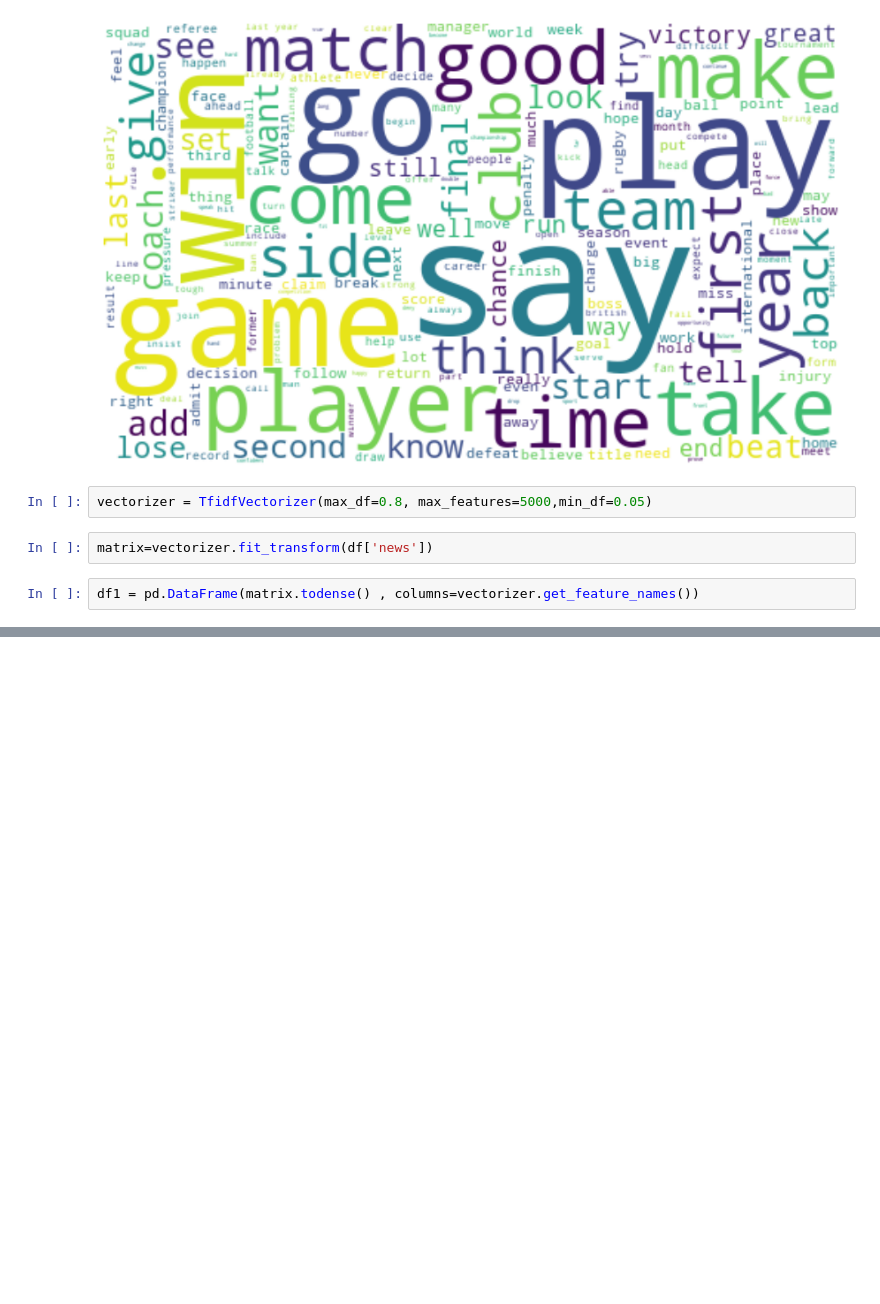
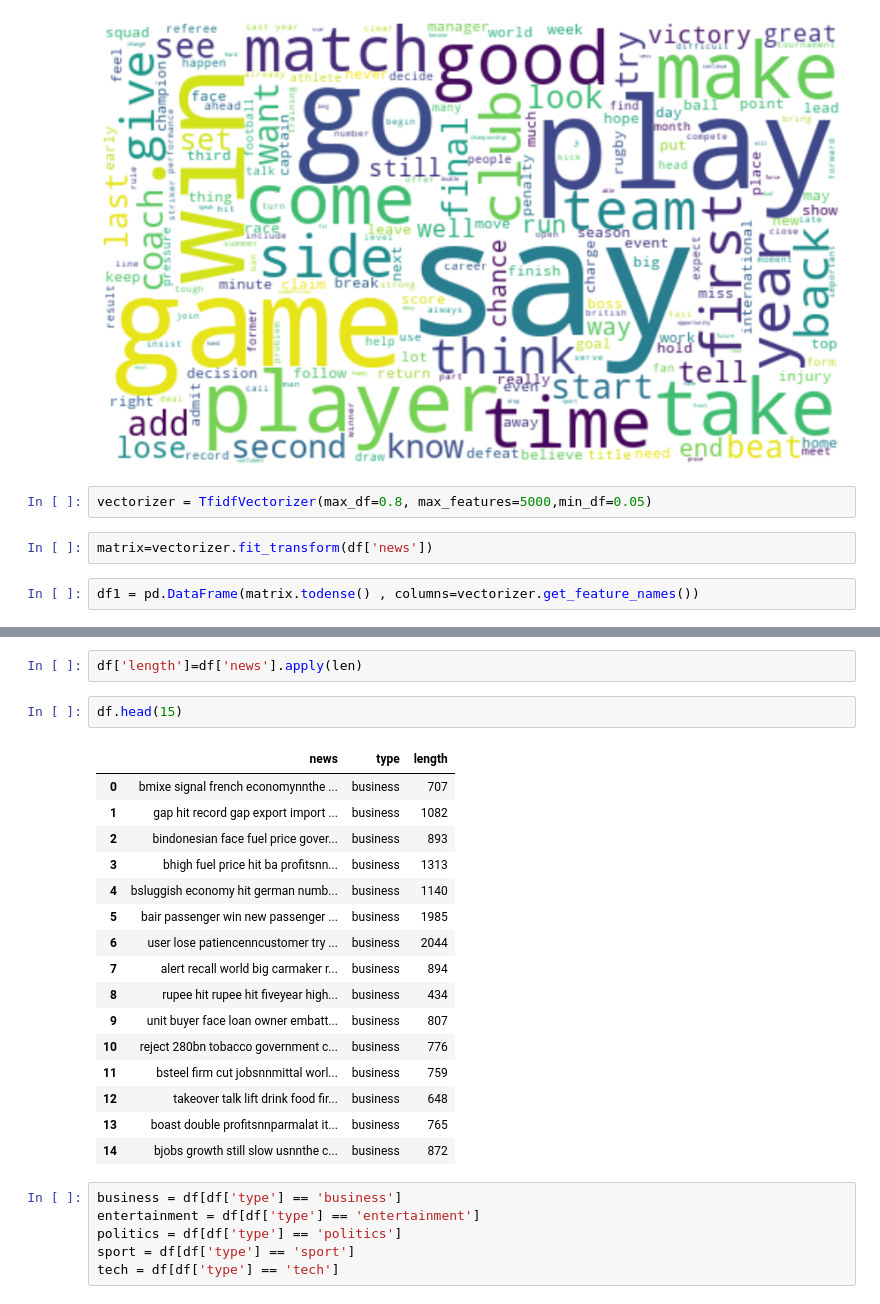
Before and after one commit to chinu1997/Capstone-4-Team-3-, a Jupyter notebook: Chinmaya_Devprasad_of_Topic_Modeling_on_News_Articles_Capstone_Project.ipynb, the cells around one changed output, grey strips where cells are left out. Cells and saved outputs as stored; diff of their text form; blank space fills up the shorter version.

```diff
--- a/Chinmaya_Devprasad_of_Topic_Modeling_on_News_Articles_Capstone_Project.ipynb
+++ b/Chinmaya_Devprasad_of_Topic_Modeling_on_News_Articles_Capstone_Project.ipynb
@@ -178,0 +241,27 @@ df1.head()
+# %%
+df['length']=df['news'].apply(len)
+# %%
+df.head(15)
+# %% [output]
+|  | news | type | length |
+| 0 | bmixe signal french economynnthe ... | business | 707 |
+| 1 | gap hit record gap export import ... | business | 1082 |
+| 2 | bindonesian face fuel price gover... | business | 893 |
+| 3 | bhigh fuel price hit ba profitsnn... | business | 1313 |
+| 4 | bsluggish economy hit german numb... | business | 1140 |
+| 5 | bair passenger win new passenger ... | business | 1985 |
+| 6 | user lose patiencenncustomer try ... | business | 2044 |
+| 7 | alert recall world big carmaker r... | business | 894 |
+| 8 | rupee hit rupee hit fiveyear high... | business | 434 |
+| 9 | unit buyer face loan owner embatt... | business | 807 |
+| 10 | reject 280bn tobacco government c... | business | 776 |
+| 11 | bsteel firm cut jobsnnmittal worl... | business | 759 |
+| 12 | takeover talk lift drink food fir... | business | 648 |
+| 13 | boast double profitsnnparmalat it... | business | 765 |
+| 14 | bjobs growth still slow usnnthe c... | business | 872 |
+# %%
+business = df[df['type'] == 'business']
+entertainment = df[df['type'] == 'entertainment']
+politics = df[df['type'] == 'politics']
+sport = df[df['type'] == 'sport']
+tech = df[df['type'] == 'tech']
```
Also changed, not shown: parts of 23 cells of this notebook.
